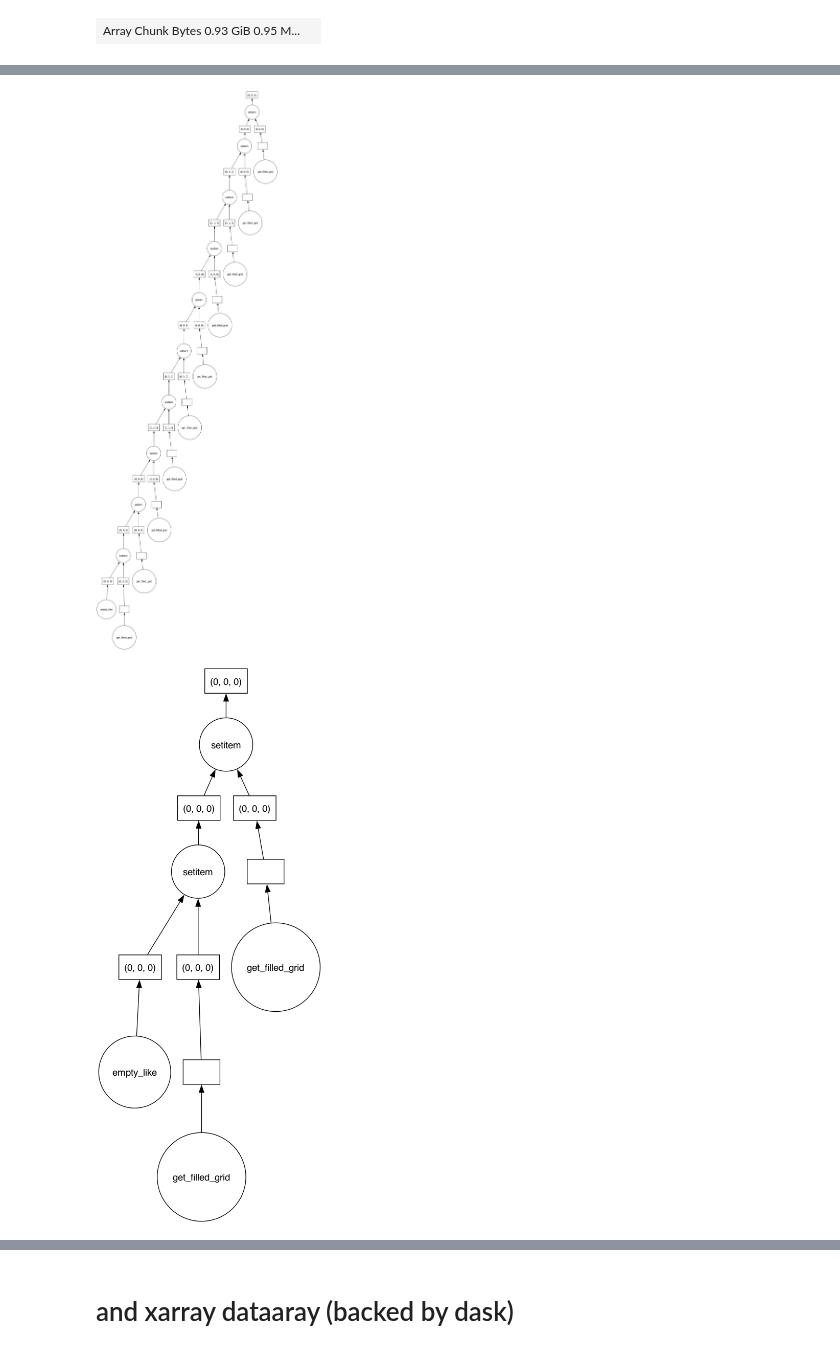
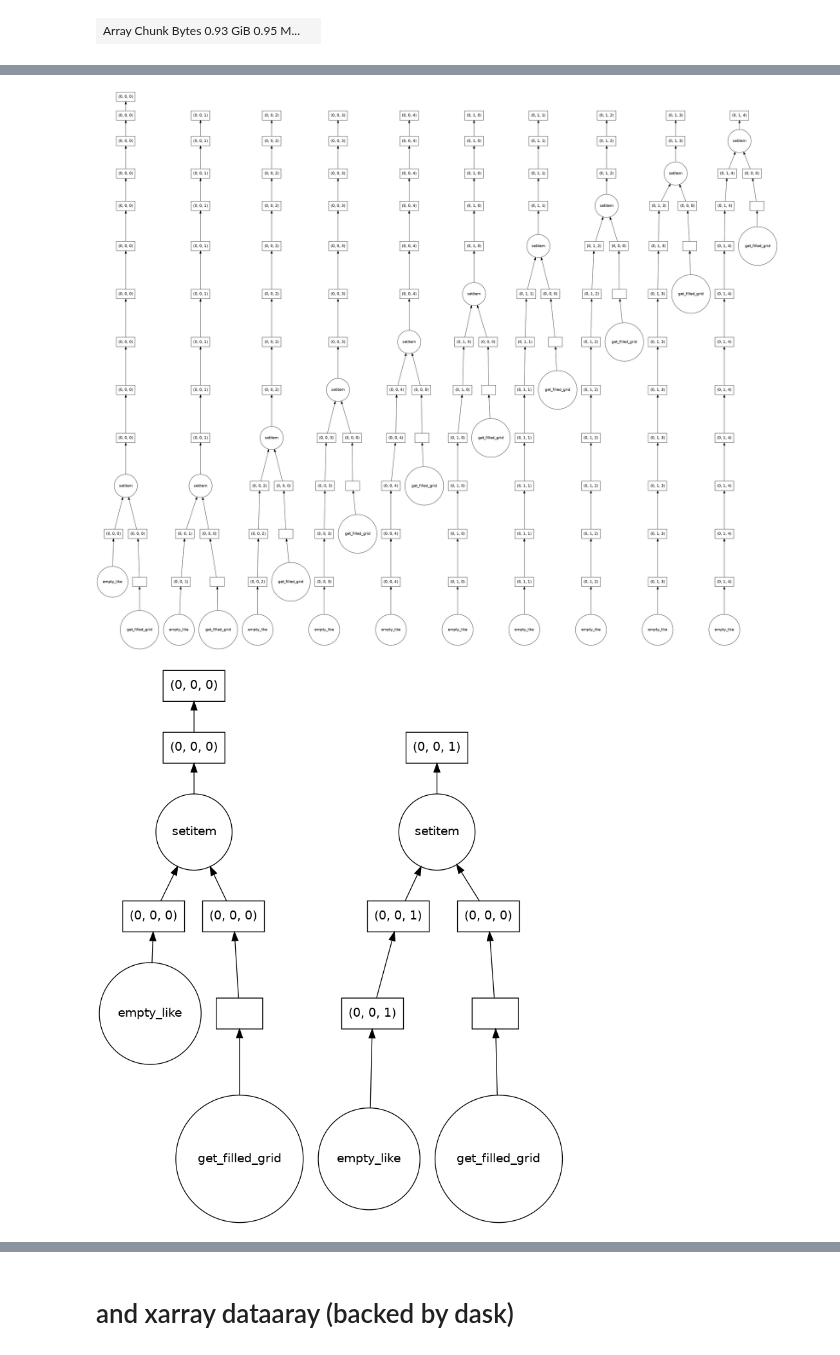
Before and after one commit to chrishavlin/yt_scratch, a Jupyter notebook: notebooks/dev/YTTiledArbitraryGrid.ipynb, the cells around one changed output, grey strips where cells are left out. Cells and saved outputs as stored; diff of their text form; code cells hidden in the pictures.

```diff
--- a/notebooks/dev/YTTiledArbitraryGrid.ipynb
+++ b/notebooks/dev/YTTiledArbitraryGrid.ipynb
@@ -4,3 +4,18 @@
 dev yt branch at https://github.com/chrishavlin/yt/tree/tiled_arbitrary_grid
 
 WARNING: the nested grids can cache field data... initial implementaiton avoids this but doesnt account for field aliases. e.g., `('enzo','Density')` will **not** be cached but `
+# %%
+import yt
+from yt.data_objects.construction_data_containers import YTTiledArbitraryGrid
+import matplotlib.pyplot as plt
+import numpy as np
+
+
+ds = yt.load_sample("DeeplyNestedZoom")
+# INTERESTING: NEED TO BUILD INDEX BEFORE DASK CALL OR YOU GET ERROR ON DASK COMPUTE
+ds.index
+tag = YTTiledArbitraryGrid(ds.domain_left_edge,
+                     ds.domain_right_edge,
+                     (64,64,64), # global dimension
+                     2, # nchunks = nprocs
+                     ds=ds)
@@ -67,0 +95,2 @@ Wall time: 7.66 s
+# %%
+yt.set_log_level(50)
@@ -160,16 +187,16 @@ plt.imshow(np.log10(vals[:,:,250]))
 # %%
-tag.to_dask(('enzo','Density'), chunks=(500, 500, 500)).visualize()
+tag.to_dask(('enzo','Density')).visualize()
 # %% [output]
-[figure, old version]
+[figure, new version]
 # %%
 tag_2_grids = YTTiledArbitraryGrid(ds.domain_left_edge,
                      ds.domain_right_edge,
                      (500,500,500),
                      2,
                      ds=ds)
-tag_2_grids.to_dask(('enzo','Density'), chunks=(500, 500, 500)).visualize()
+tag_2_grids.to_dask(('enzo','Density')).visualize()
 # %% [output]
-[figure, old version]
+[figure, new version]
 # %%
 tag_2_grids = YTTiledArbitraryGrid(ds.domain_left_edge,
                      ds.domain_right_edge,
```
Also changed, not shown: parts of 30 cells of this notebook, 1 other file.
